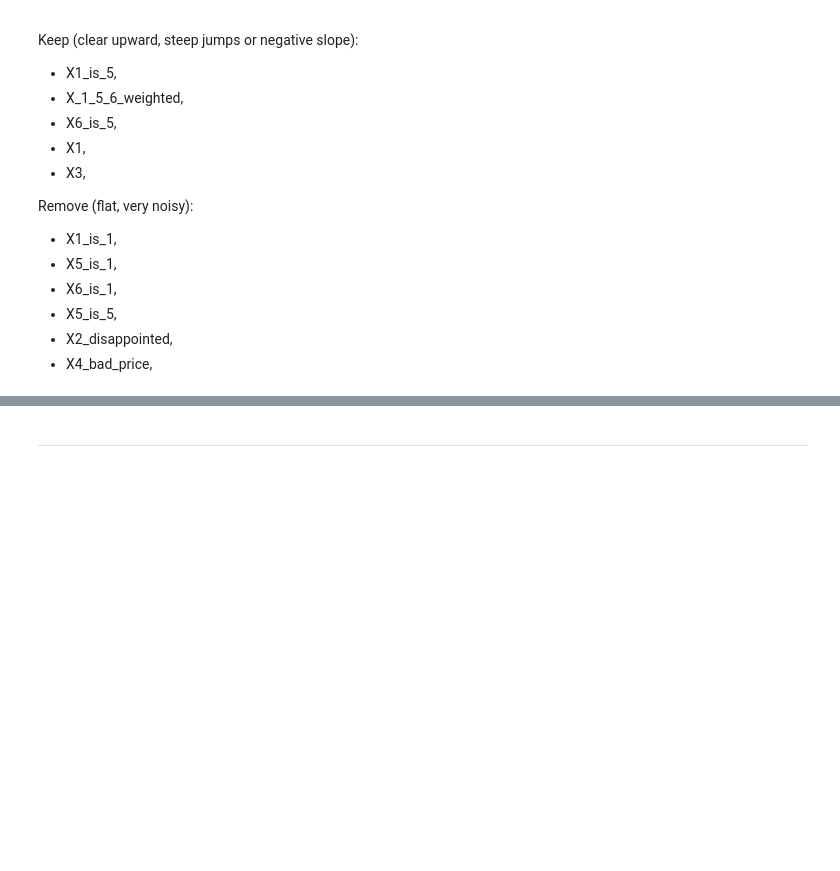
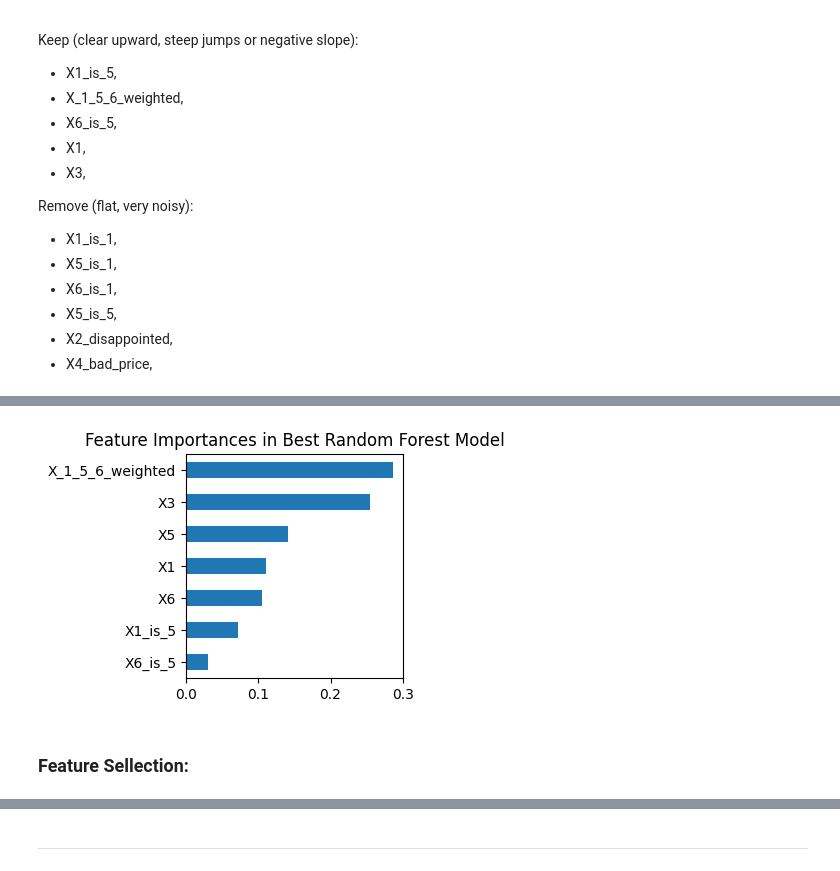
Before and after one commit to FederCO23/LZQxEzGjrpgnXu10, a Jupyter notebook: HappyCustomers.ipynb, the cells around one changed output, grey strips where cells are left out. Cells and saved outputs as stored; diff of their text form; code cells hidden in the pictures; blank space fills up the shorter version.

Commit message:
Add model selection, achieving 76% of accuracy

```diff
--- a/HappyCustomers.ipynb
+++ b/HappyCustomers.ipynb
@@ -487,6 +521,6 @@ features
 # %%
-# Important: I added X2, X3 and X4 to the list of features to remove because of they've shown a very low feature importance,
-# when considering Mutual Information and Chi-Square.
-features_to_remove = ['X1_is_1', 'X5_is_1', 'X6_is_1', 'X5_is_5', 'X2_disappointed', 'X4_bad_price', 'X2', 'X4', 'X3']
+# Important: X2 and X4 were removed due to consistently low importance scores
+# in both Mutual Information and Chi-Square tests, indicating weak predictive power.
+features_to_remove= ['X2', 'X4', 'X1_is_1', 'X5_is_5', 'X5_is_1', 'X6_is_1', 'X2_disappointed', 'X4_bad_price']
 for feature in features_to_remove:
     features.remove(feature)
@@ -507,0 +552,2 @@ print(classification_report(y_test, y_pred_RF))
+# %%
+best_model = model_RF
@@ -507,0 +576,11 @@ print(classification_report(y_test, y_pred_RF))
+# %%
+# Create a Series from feature importances
+feature_importance = pd.Series(best_model.feature_importances_, index=X_train.columns)
+feature_importance.sort_values().plot(kind='barh', figsize=(4, 3))
+plt.title("Feature Importances in Best Random Forest Model")
+plt.tight_layout()
+plt.show()
+# %% [output]
+[figure, added]
+# %% [markdown]
+### Feature Sellection:
```
Also changed, not shown: parts of 72 cells of this notebook.
